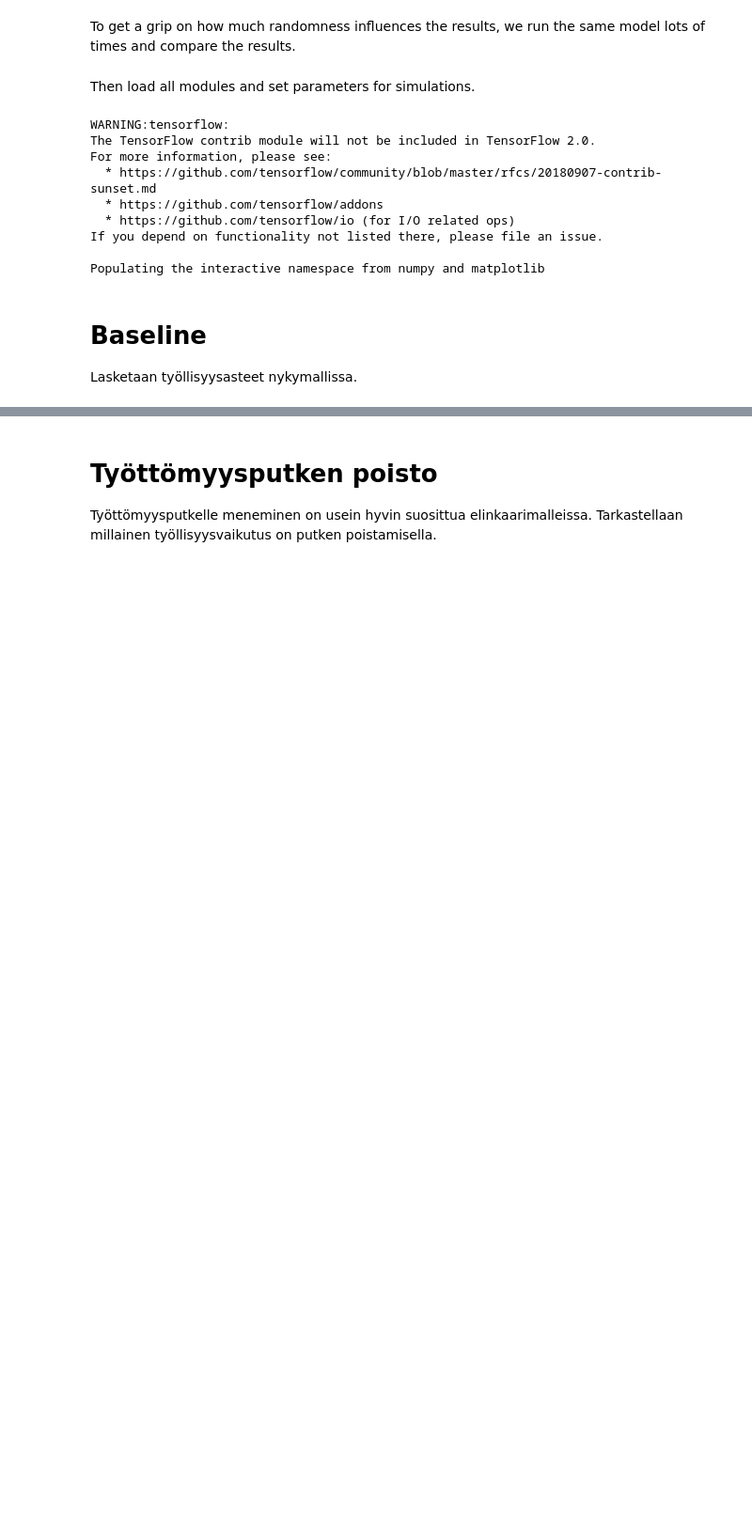
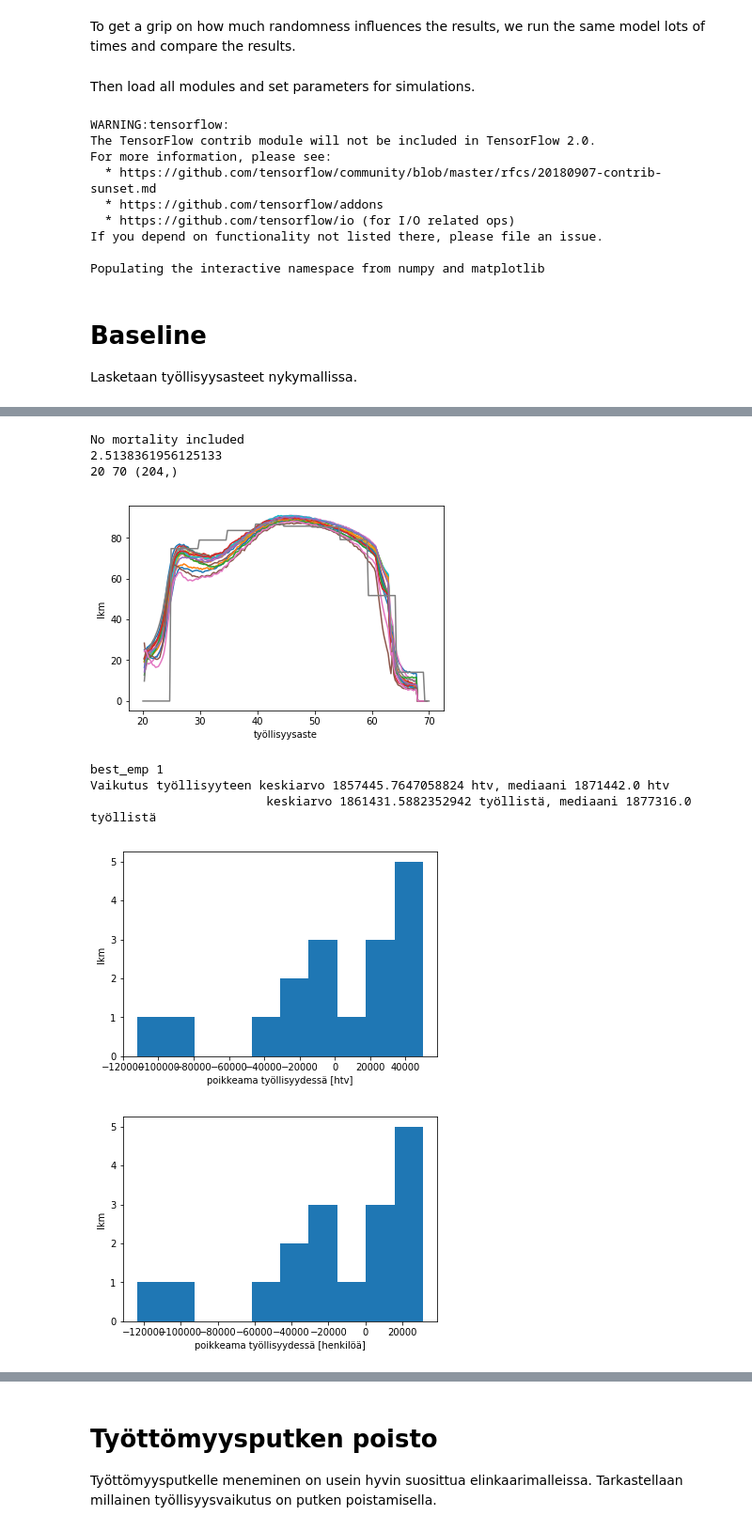
Before and after one commit to ajtanskanen/lifecycle-old-rl, a Jupyter notebook: distribution of influences.ipynb, the cells around one changed output, grey strips where cells are left out. Shown at 94% size. Saved outputs shown, nothing was run; the diff lists cells and outputs as text; code cells hidden in the pictures; blank space fills up the shorter version.

```diff
--- a/distribution of influences.ipynb
+++ b/distribution of influences.ipynb
@@ -183,0 +73,14 @@ predicting...
+# %%
+cc2=Lifecycle(env='unemployment-v1',minimal=False,mortality=mortality,perustulo=False,
+              randomness=randomness,pinkslip=pinkslip,plotdebug=False)
+cc2.render_distrib(load='results/distrib_base_v',n=17,stats_results='results/distrib_stats')
+# %% [output]
+No mortality included
+2.5138361956125133
+20 70 (204,)
+[figure, added]
+best_emp 1
+Vaikutus työllisyyteen keskiarvo 1857445.7647058824 htv, mediaani 1871442.0 htv
+                        keskiarvo 1861431.5882352942 työllistä, mediaani 1877316.0 työllistä
+[figure, added]
+[figure, added]
```
Also changed, not shown: parts of 3 cells of this notebook, 11 other files.
